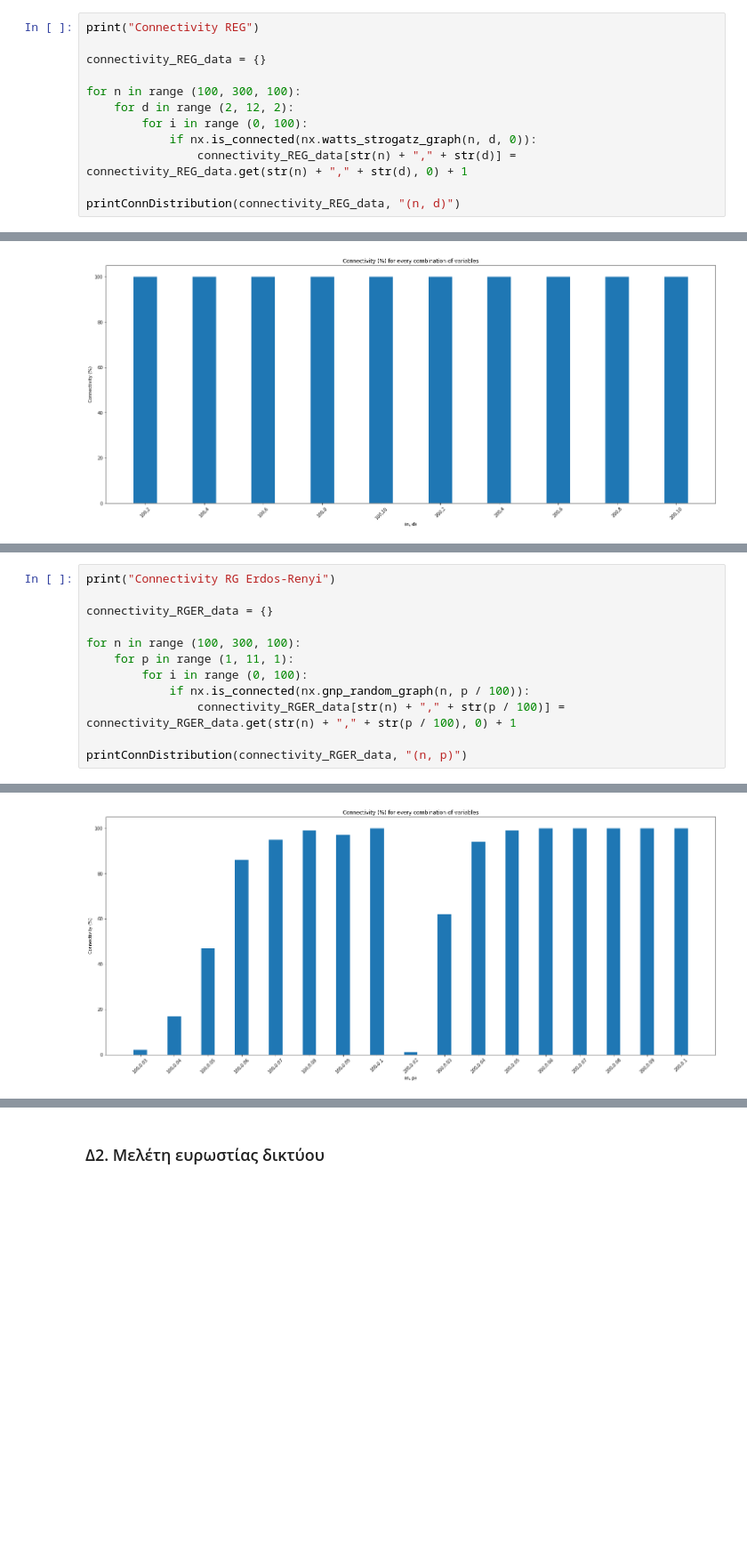
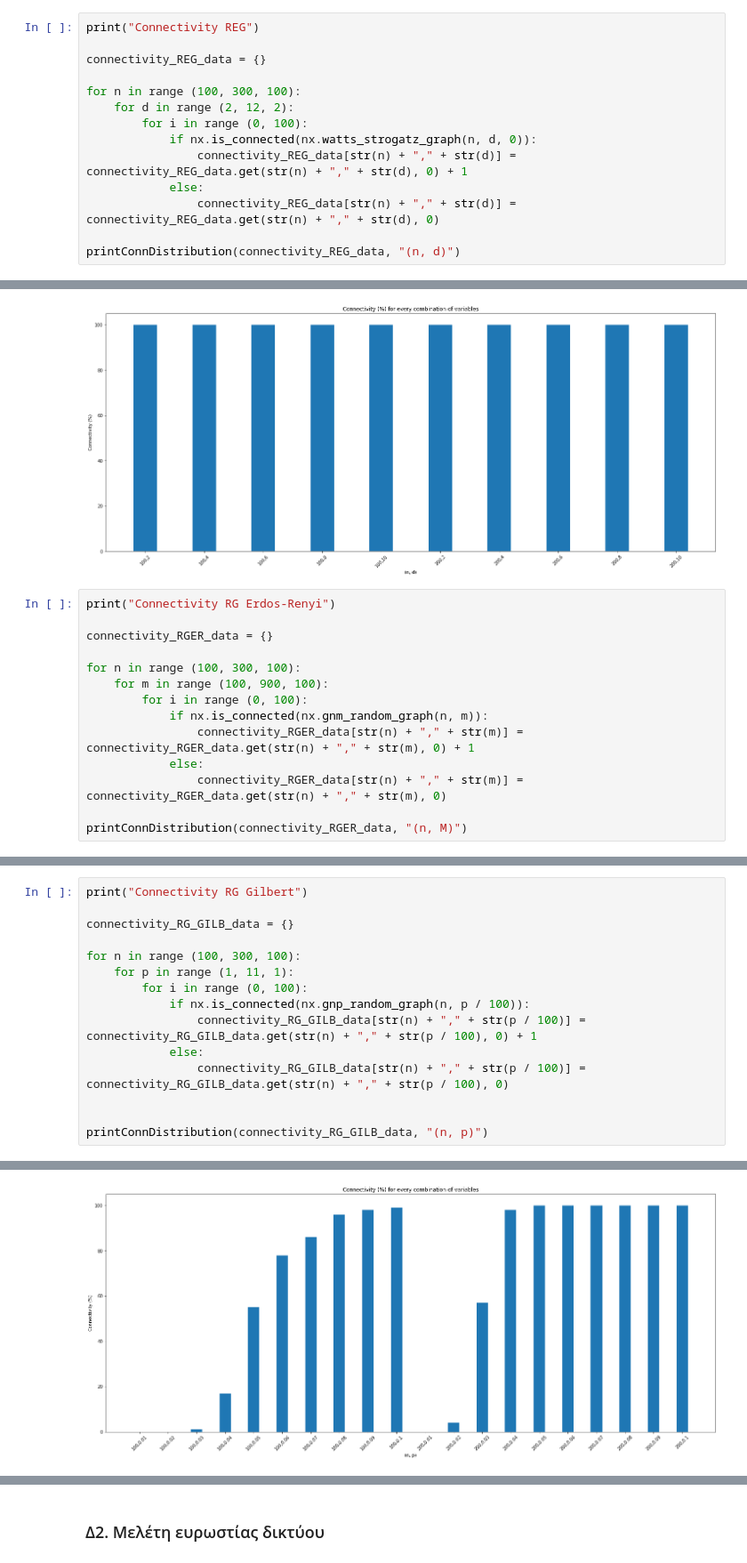
Before and after one commit to ChristosHadjichristofi/Social-Networks-Analysis-NTUA, a Jupyter notebook: Lab1/SNA_Lab1.ipynb, the cells around one changed output, grey strips where cells are left out. Shown at 89% size. Saved outputs shown, nothing was run; the diff lists cells and outputs as text; blank space fills up the shorter version.

```diff
--- a/Lab1/SNA_Lab1.ipynb
+++ b/Lab1/SNA_Lab1.ipynb
@@ -641,8 +845,24 @@ for n in range (100, 300, 100):
         for i in range (0, 100):
             if nx.is_connected(nx.watts_strogatz_graph(n, d, 0)):
                 connectivity_REG_data[str(n) + "," + str(d)] = connectivity_REG_data.get(str(n) + "," + str(d), 0) + 1
+            else:
+                connectivity_REG_data[str(n) + "," + str(d)] = connectivity_REG_data.get(str(n) + "," + str(d), 0)
 
 printConnDistribution(connectivity_REG_data, "(n, d)")
 # %% [output]
 Connectivity REG
 [figure]
+# %%
+print("Connectivity RG Erdos-Renyi")
+
+connectivity_RGER_data = {}
+
+for n in range (100, 300, 100):
+    for m in range (100, 900, 100):
+        for i in range (0, 100):
+            if nx.is_connected(nx.gnm_random_graph(n, m)):
+                connectivity_RGER_data[str(n) + "," + str(m)] = connectivity_RGER_data.get(str(n) + "," + str(m), 0) + 1
+            else:
+                connectivity_RGER_data[str(n) + "," + str(m)] = connectivity_RGER_data.get(str(n) + "," + str(m), 0)
+
+printConnDistribution(connectivity_RGER_data, "(n, M)")
@@ -649,13 +872,16 @@ Connectivity REG
 # %%
-print("Connectivity RG Erdos-Renyi")
+print("Connectivity RG Gilbert")
 
-connectivity_RGER_data = {}
+connectivity_RG_GILB_data = {}
 
 for n in range (100, 300, 100):
     for p in range (1, 11, 1):
         for i in range (0, 100):
             if nx.is_connected(nx.gnp_random_graph(n, p / 100)):
-                connectivity_RGER_data[str(n) + "," + str(p / 100)] = connectivity_RGER_data.get(str(n) + "," + str(p / 100), 0) + 1
+                connectivity_RG_GILB_data[str(n) + "," + str(p / 100)] = connectivity_RG_GILB_data.get(str(n) + "," + str(p / 100), 0) + 1
+            else:
+                connectivity_RG_GILB_data[str(n) + "," + str(p / 100)] = connectivity_RG_GILB_data.get(str(n) + "," + str(p / 100), 0)
 
-printConnDistribution(connectivity_RGER_data, "(n, p)")
+
+printConnDistribution(connectivity_RG_GILB_data, "(n, p)")
 # %% [output]
@@ -663 +889 @@ Connectivity RG Erdos-Renyi
-[figure, old version]
+[figure, new version]
```
Also changed, not shown: parts of 36 cells of this notebook.
